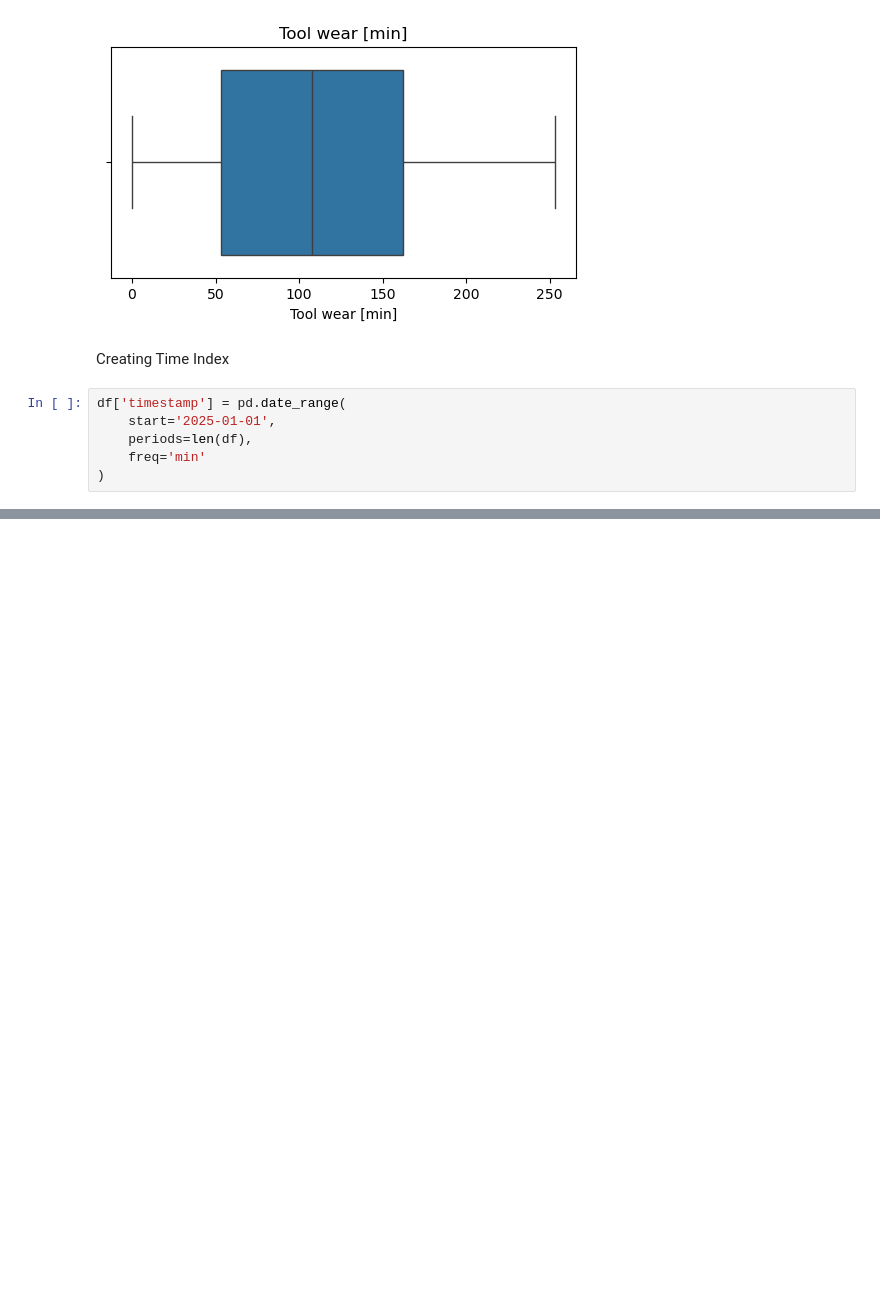
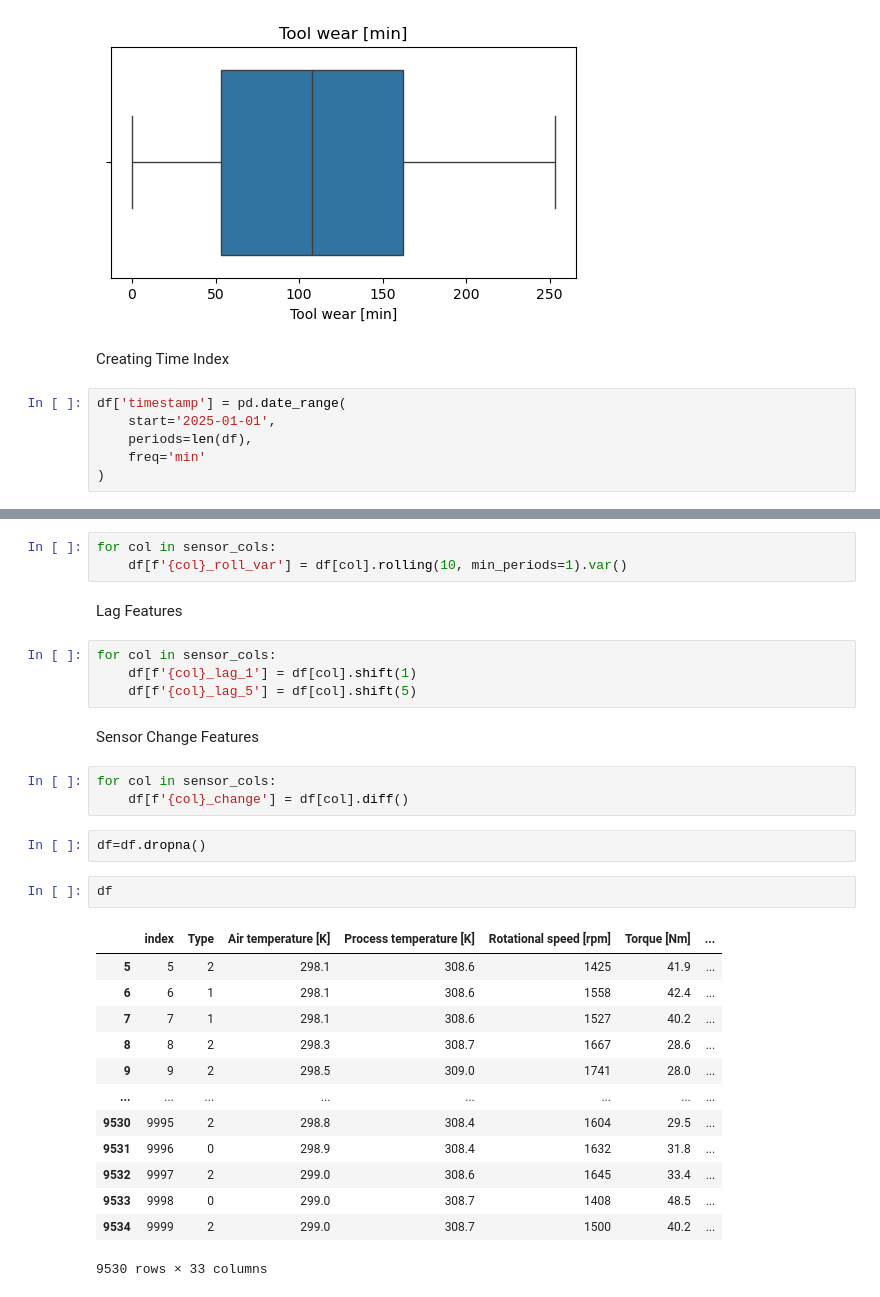
Before and after one commit to sankethkulal/Predictive_Maintainance, a Jupyter notebook: Notebooks/Notebook.ipynb, the cells around one changed output, grey strips where cells are left out. Drawn from its saved outputs; the diff is of its cells as text; blank space fills up the shorter version.

```diff
--- a/Notebooks/Notebook.ipynb
+++ b/Notebooks/Notebook.ipynb
@@ -272,0 +281,32 @@ df['air_temp_roll_mean'] = (
+# %%
+for col in sensor_cols:
+    df[f'{col}_roll_var'] = df[col].rolling(10, min_periods=1).var()
+# %% [markdown]
+Lag Features
+# %%
+for col in sensor_cols:
+    df[f'{col}_lag_1'] = df[col].shift(1)
+    df[f'{col}_lag_5'] = df[col].shift(5)
+# %% [markdown]
+Sensor Change Features
+# %%
+for col in sensor_cols:
+    df[f'{col}_change'] = df[col].diff()
+# %%
+df=df.dropna()
+# %%
+df
+# %% [output]
+|  | index | Type | Air temperature [K] | Process temperature [K] | Rotational speed [rpm] | Torque [Nm] | ... |
+| 5 | 5 | 2 | 298.1 | 308.6 | 1425 | 41.9 | ... |
+| 6 | 6 | 1 | 298.1 | 308.6 | 1558 | 42.4 | ... |
+| 7 | 7 | 1 | 298.1 | 308.6 | 1527 | 40.2 | ... |
+| 8 | 8 | 2 | 298.3 | 308.7 | 1667 | 28.6 | ... |
+| 9 | 9 | 2 | 298.5 | 309.0 | 1741 | 28.0 | ... |
+| ... | ... | ... | ... | ... | ... | ... | ... |
+| 9530 | 9995 | 2 | 298.8 | 308.4 | 1604 | 29.5 | ... |
+| 9531 | 9996 | 0 | 298.9 | 308.4 | 1632 | 31.8 | ... |
+| 9532 | 9997 | 2 | 299.0 | 308.6 | 1645 | 33.4 | ... |
+| 9533 | 9998 | 0 | 299.0 | 308.7 | 1408 | 48.5 | ... |
+| 9534 | 9999 | 2 | 299.0 | 308.7 | 1500 | 40.2 | ... |
+9530 rows × 33 columns
```
Also changed, not shown: parts of 21 cells of this notebook, 1 other file.
